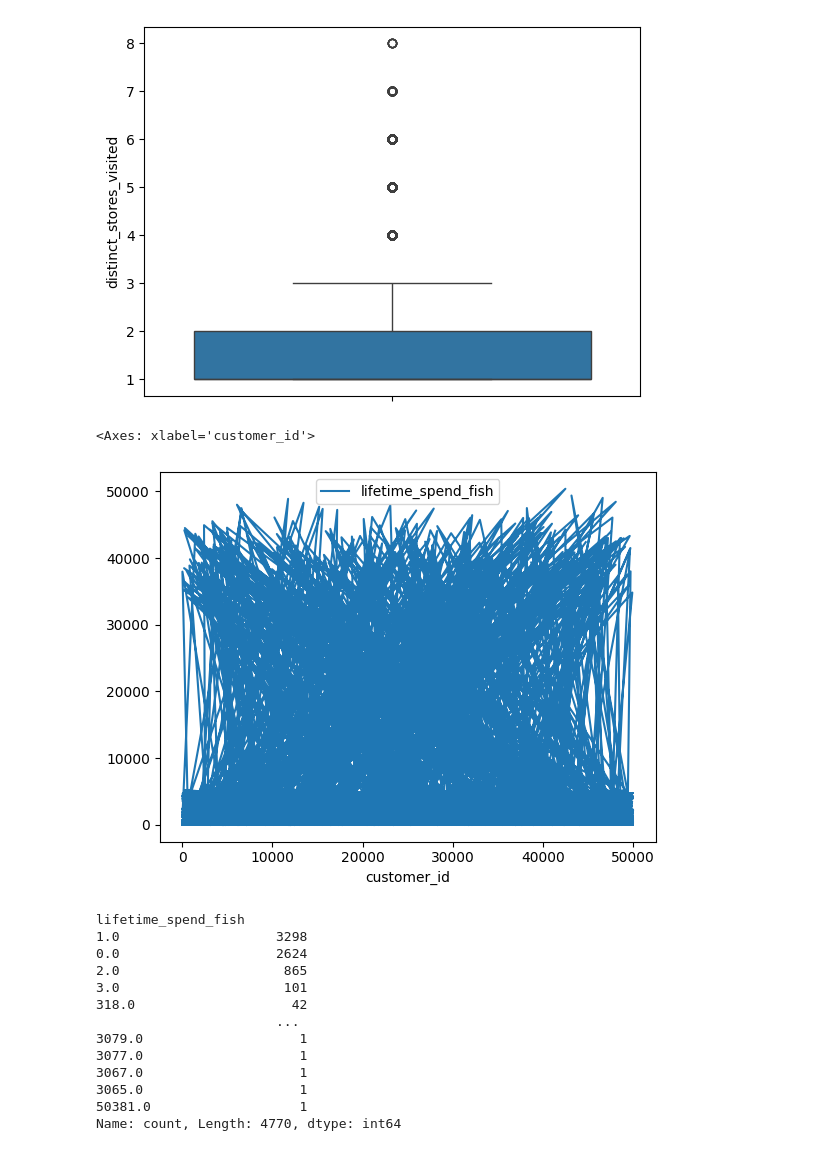
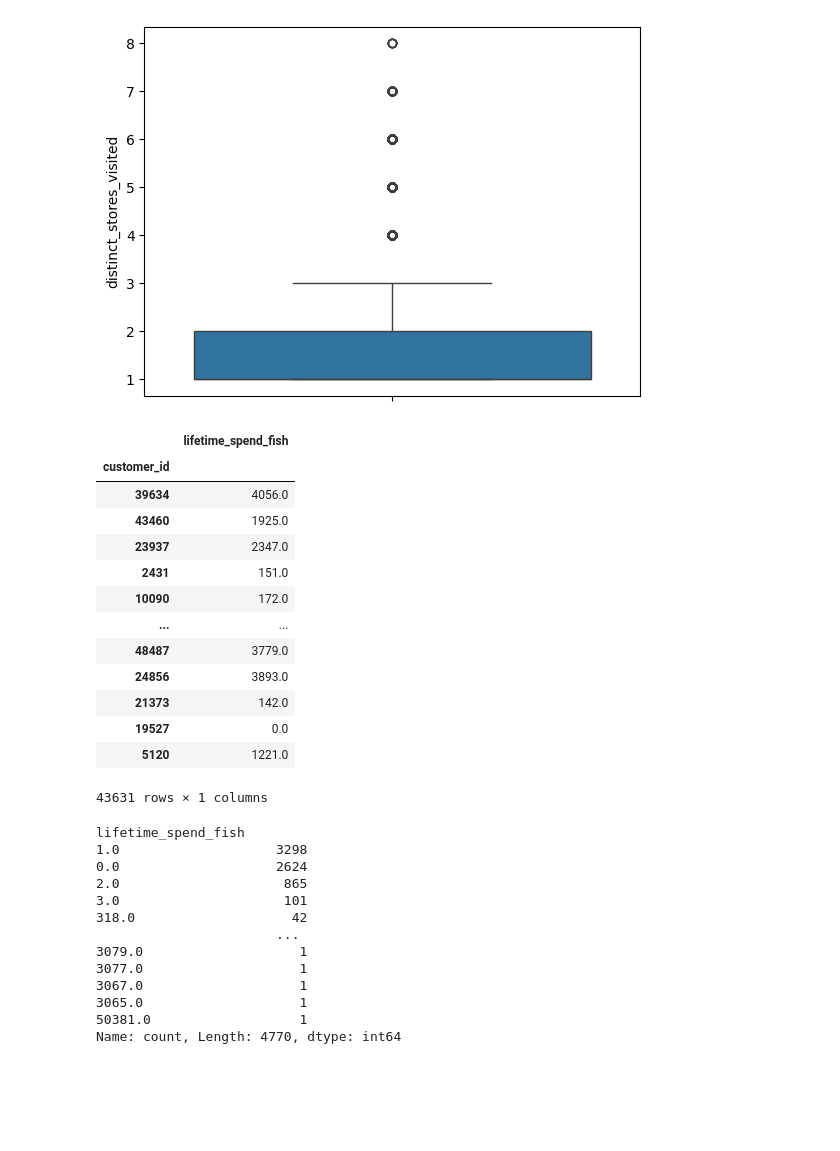
Before and after one commit to JoaoF7/Project-ML, a Jupyter notebook: Preprocessing.ipynb, the cells around one changed output. Drawn from its saved outputs; the diff is of its cells as text; code cells hidden in the pictures; blank space fills up the shorter version.

```diff
--- a/Pre-processing.ipynb
+++ b/Preprocessing.ipynb
@@ -69,10 +79,22 @@ plt.show()
 # %% [output]
 [figure]
 # %%
-customer_info[["lifetime_spend_fish"]].plot()
+customer_info[["lifetime_spend_fish"]]
 # %% [output]
+|  | lifetime_spend_fish |
+| customer_id |  |
+| 39634 | 4056.0 |
+| 43460 | 1925.0 |
+| 23937 | 2347.0 |
+| 2431 | 151.0 |
+| 10090 | 172.0 |
+| ... | ... |
+| 48487 | 3779.0 |
+| 24856 | 3893.0 |
+| 21373 | 142.0 |
+| 19527 | 0.0 |
+| 5120 | 1221.0 |
-<Axes: xlabel='customer_id'>
+43631 rows × 1 columns
-[figure, removed]
 # %%
 customer_info[["lifetime_spend_fish"]].value_counts()
 # %% [output]
```
Also changed, not shown: parts of 10 cells of this notebook, 1 other file.
